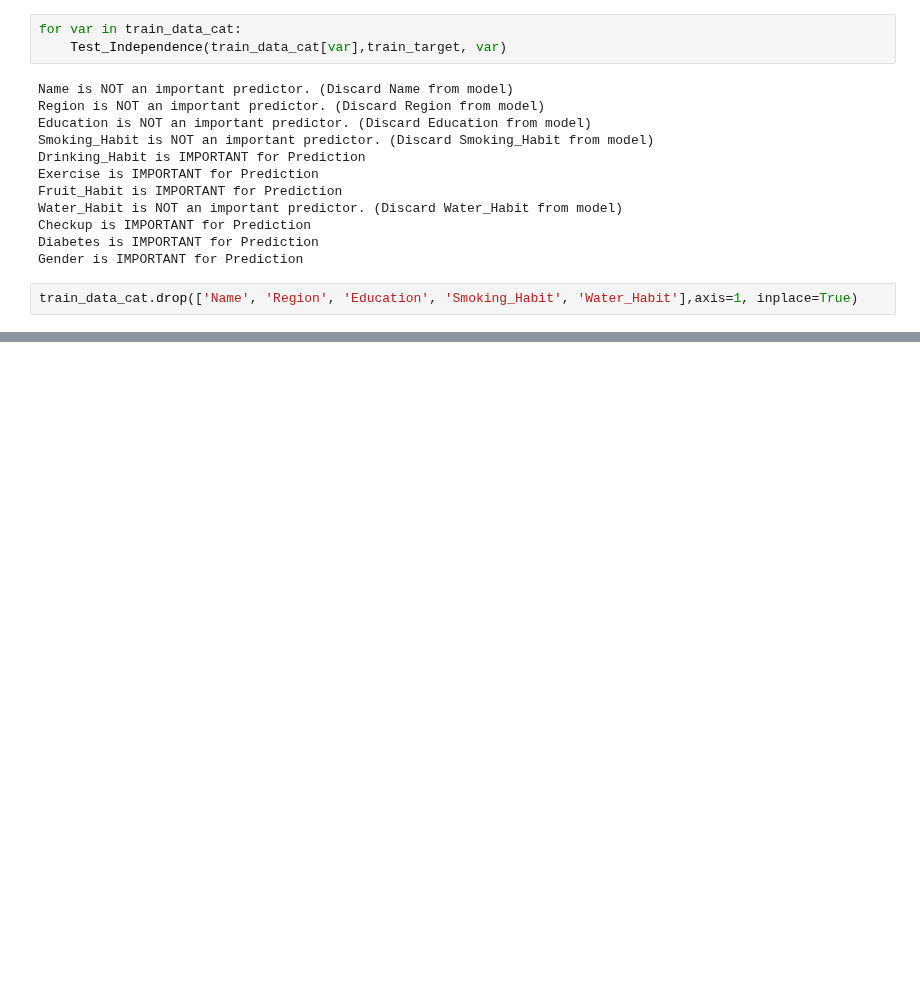
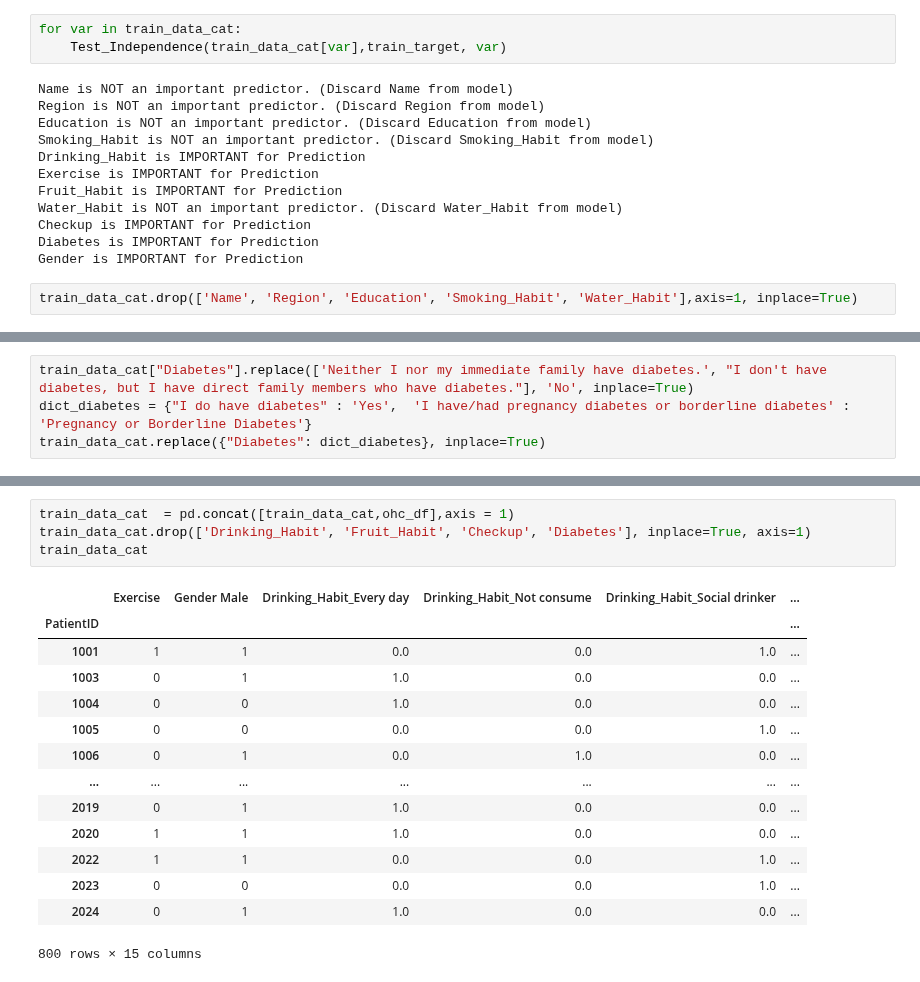
Before and after one commit to henrymmarques/MLProject, a Jupyter notebook: Group03 - ML Project.ipynb, the cells around one changed output, grey strips where cells are left out. Drawn from its saved outputs; the diff is of its cells as text; blank space fills up the shorter version.

```diff
--- a/Group03 - ML Project.ipynb
+++ b/Group03 - ML Project.ipynb
@@ -328,0 +343,4 @@ train_data.head()
+# %%
+train_data_cat["Diabetes"].replace(['Neither I nor my immediate family have diabetes.', "I don't have diabetes, but I have direct family members who have diabetes."], 'No', inplace=True)
+dict_diabetes = {"I do have diabetes" : 'Yes',  'I have/had pregnancy diabetes or borderline diabetes' : 'Pregnancy or Borderline Diabetes'}
+train_data_cat.replace({"Diabetes": dict_diabetes}, inplace=True)
@@ -328,0 +393,19 @@ train_data.head()
+# %%
+train_data_cat  = pd.concat([train_data_cat,ohc_df],axis = 1)
+train_data_cat.drop(['Drinking_Habit', 'Fruit_Habit', 'Checkup', 'Diabetes'], inplace=True, axis=1)
+train_data_cat
+# %% [output]
+|  | Exercise | Gender Male | Drinking_Habit_Every day | Drinking_Habit_Not consume | Drinking_Habit_Social drinker | ... |
+| PatientID |  |  |  |  |  | ... |
+| 1001 | 1 | 1 | 0.0 | 0.0 | 1.0 | ... |
+| 1003 | 0 | 1 | 1.0 | 0.0 | 0.0 | ... |
+| 1004 | 0 | 0 | 1.0 | 0.0 | 0.0 | ... |
+| 1005 | 0 | 0 | 0.0 | 0.0 | 1.0 | ... |
+| 1006 | 0 | 1 | 0.0 | 1.0 | 0.0 | ... |
+| ... | ... | ... | ... | ... | ... | ... |
+| 2019 | 0 | 1 | 1.0 | 0.0 | 0.0 | ... |
+| 2020 | 1 | 1 | 1.0 | 0.0 | 0.0 | ... |
+| 2022 | 1 | 1 | 0.0 | 0.0 | 1.0 | ... |
+| 2023 | 0 | 0 | 0.0 | 0.0 | 1.0 | ... |
+| 2024 | 0 | 1 | 1.0 | 0.0 | 0.0 | ... |
+800 rows × 15 columns
```
Also changed, not shown: parts of 34 cells of this notebook.
